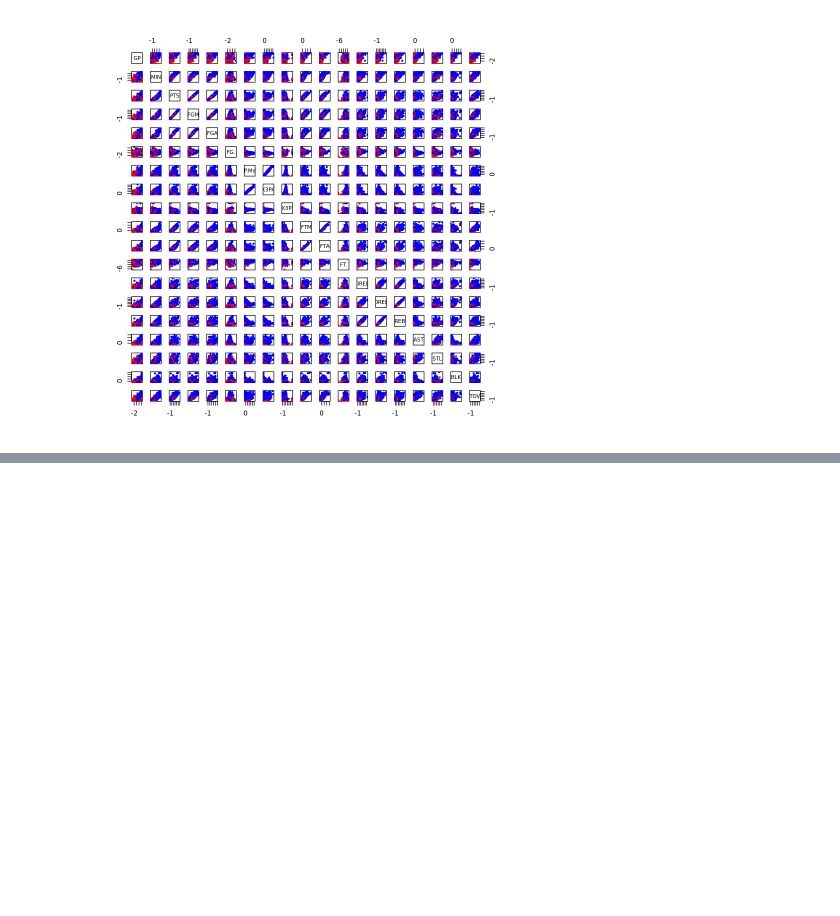
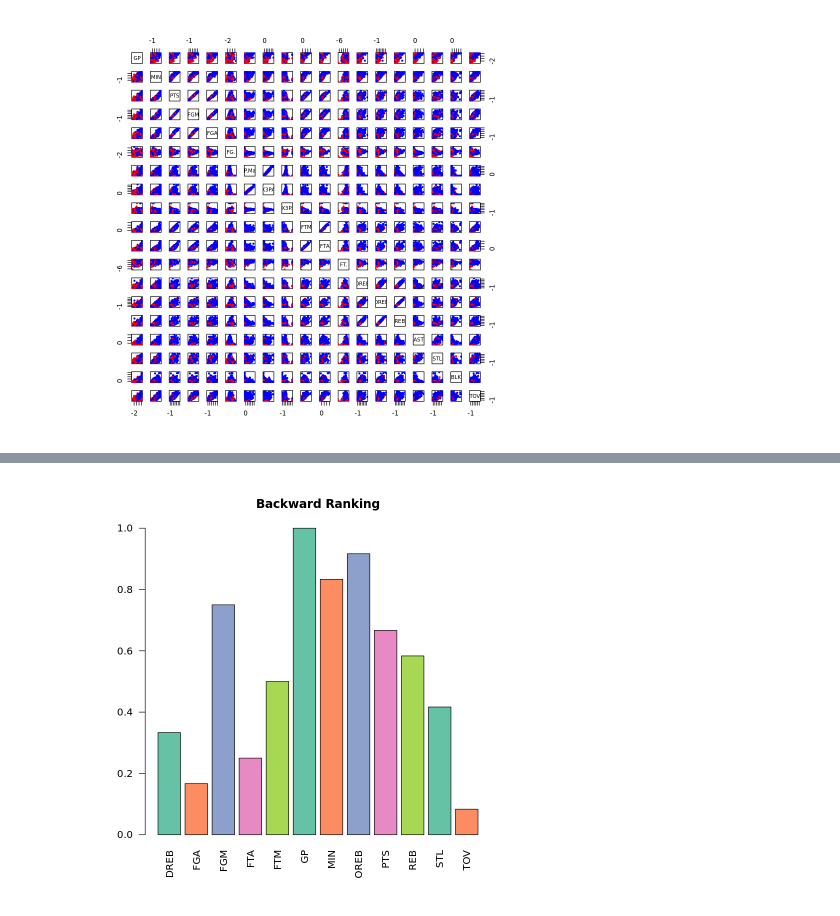
Before and after one commit to natimellino/mineria-de-datos, a Jupyter notebook: TPFinal.ipynb, the cells around one changed output, grey strips where cells are left out. Saved outputs shown, nothing was run; the diff lists cells and outputs as text; code cells hidden in the pictures; blank space fills up the shorter version.

```diff
--- a/TPFinal.ipynb
+++ b/TPFinal.ipynb
@@ -117,0 +182,4 @@ plot(nba$X3P.Made, nba$X3PA, pch = 19, cex = 0.5, col=c("red", "blue")[nba$TARGE
+# %%
+## Sacamos del dataset las variables X3P., FG., FT., X3PA, X3P.Made, AST, y BLK.
+nba<-nba[, -c(6, 7, 8, 9, 12, 16, 18)]
+head(nba)
@@ -117,0 +241,2 @@ plot(nba$X3P.Made, nba$X3PA, pch = 19, cex = 0.5, col=c("red", "blue")[nba$TARGE
+# %%
+nba.backward <- backward.ranking(nba[, -13], nba$TARGET_5Yrs, method="svm.est")
@@ -117,0 +261,4 @@ plot(nba$X3P.Made, nba$X3PA, pch = 19, cex = 0.5, col=c("red", "blue")[nba$TARGE
+# %%
+graficar_valores(nba.backward, "Backward Ranking")
+# %% [output]
+[figure, added]
```
Also changed, not shown: parts of 14 cells of this notebook.
